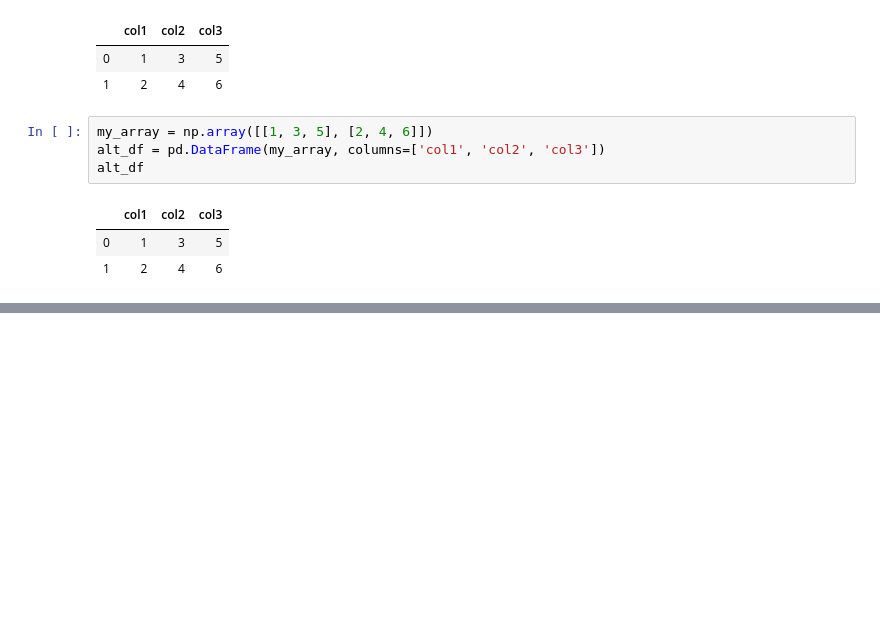
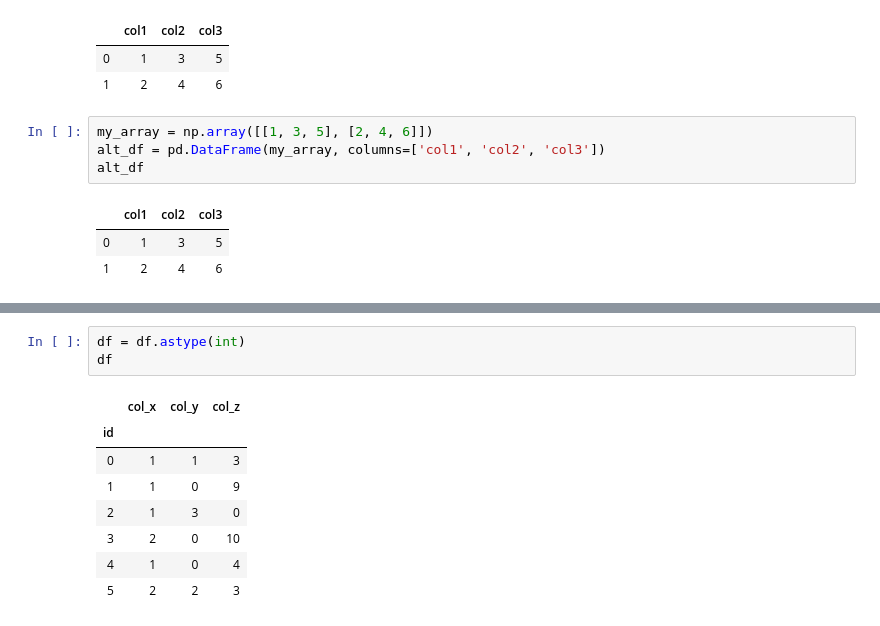
Before and after one commit to samyon7/Statistics-Python, a Jupyter notebook: Work_2/work_2-1.ipynb, the cells around one changed output, grey strips where cells are left out. Saved outputs shown, nothing was run; the diff lists cells and outputs as text; blank space fills up the shorter version.

```diff
--- a/Work_2/work_2-1.ipynb
+++ b/Work_2/work_2-1.ipynb
@@ -122,0 +235,12 @@ alt_df
+# %%
+df = df.astype(int)
+df
+# %% [output]
+|  | col_x | col_y | col_z |
+| id |  |  |  |
+| 0 | 1 | 1 | 3 |
+| 1 | 1 | 0 | 9 |
+| 2 | 1 | 3 | 0 |
+| 3 | 2 | 0 | 10 |
+| 4 | 1 | 0 | 4 |
+| 5 | 2 | 2 | 3 |
```
Also changed, not shown: parts of 36 cells of this notebook.
